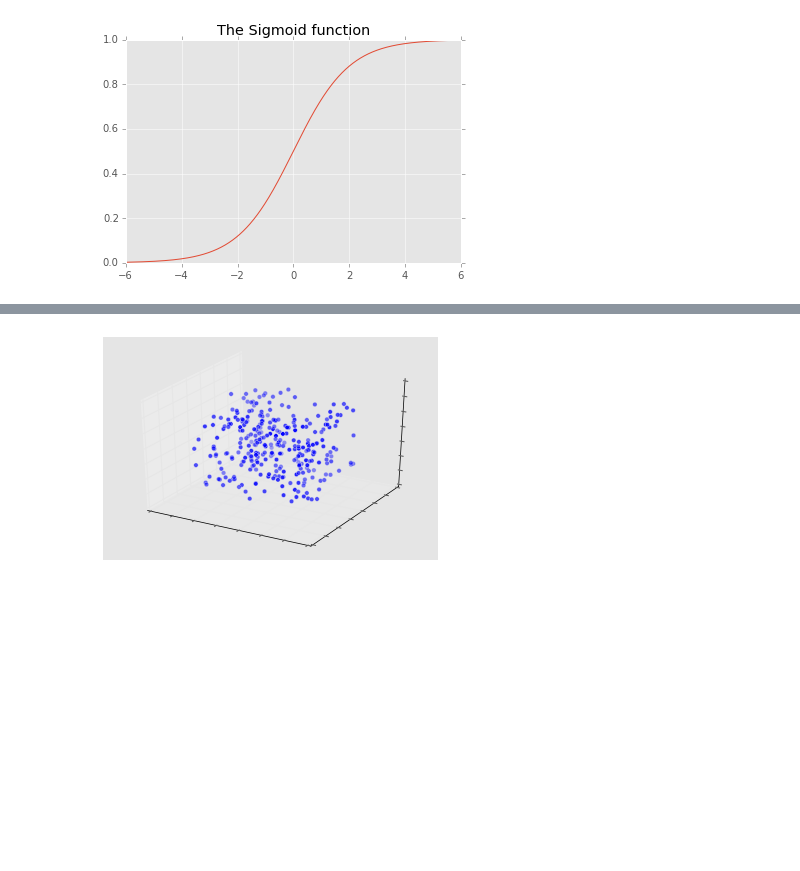
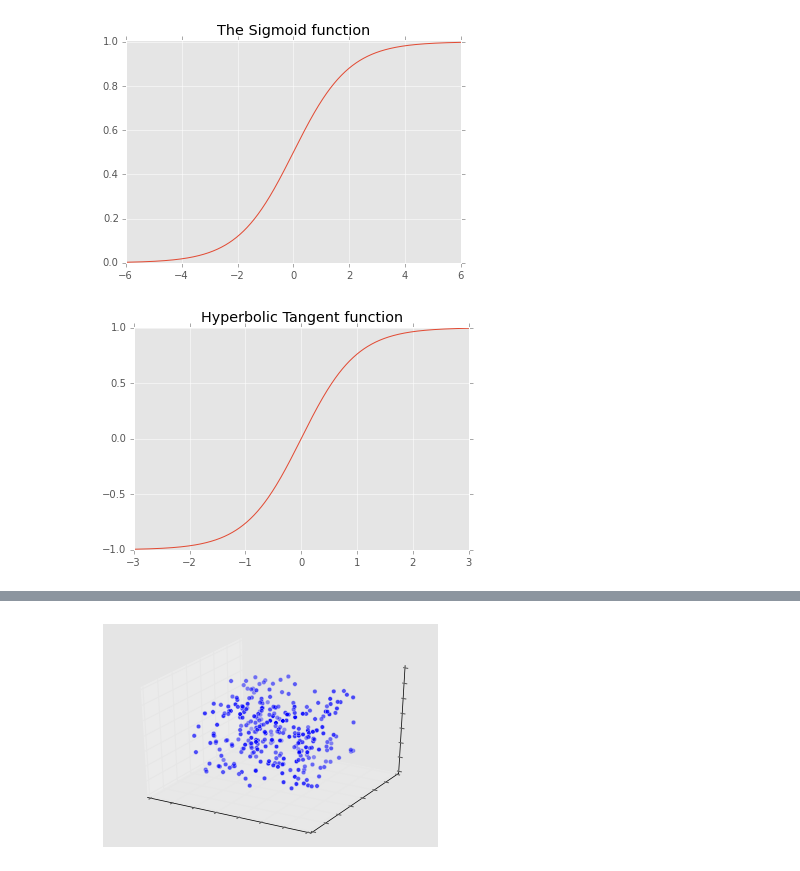
Before and after one commit to rubenvereecken/thesis, a Jupyter notebook: notebooks/Theory.ipynb, the cells around one changed output, grey strips where cells are left out. Drawn from its saved outputs; the diff is of its cells as text; code cells hidden in the pictures; blank space fills up the shorter version.

```diff
--- a/notebooks/Theory.ipynb
+++ b/notebooks/Theory.ipynb
@@ -24,3 +25,12 @@ plt.title('The Sigmoid function')
 plt.savefig(image_dir + '/sigmoid.pdf')
 # %% [output]
 [figure]
+# %%
+x = np.linspace(-4, 4, 1000)
+plt.plot(x, np.tanh(x))
+plt.title('Hyperbolic Tangent function')
+plt.xlim(-3, 3)
+plt.ylim(-1, 1.01)
+plt.savefig(image_dir + '/tanh.pdf')
+# %% [output]
+[figure, added]
```
Also changed, not shown: parts of 2 cells of this notebook, 1 other file.
